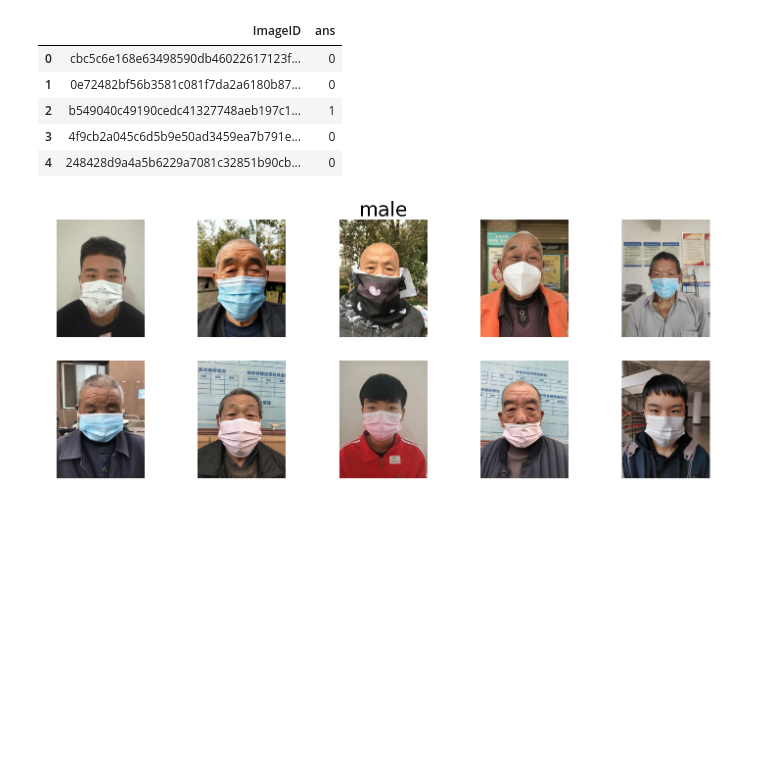
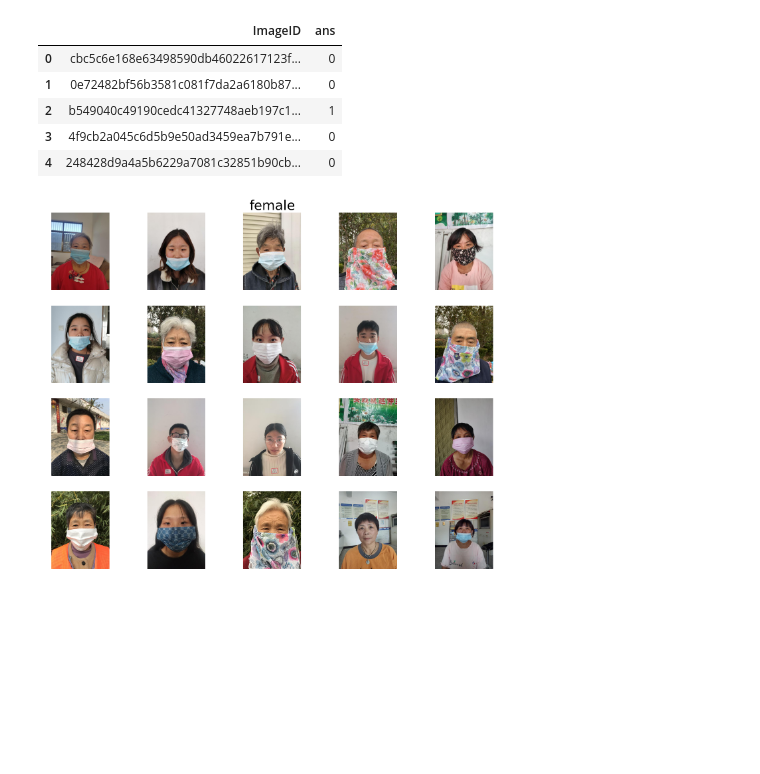
Before and after one commit to boostcampaitech4cv1/level1_imageclassification_cv-level1-cv-03, a Jupyter notebook: check_inference_gender.ipynb, the cells around one changed output. Drawn from its saved outputs; the diff is of its cells as text; code cells hidden in the pictures; blank space fills up the shorter version.

```diff
--- a/check_inference_gender.ipynb
+++ b/check_inference_gender.ipynb
@@ -16,24 +16,24 @@ df.head()
 | 3 | 4f9cb2a045c6d5b9e50ad3459ea7b791e... | 0 |
 | 4 | 248428d9a4a5b6229a7081c32851b90cb... | 0 |
 # %%
-gender = 0    # male : 0  //  female : 1
+gender = 1   # male : 0  //  female : 1
 check_stat = ['male', 'female']
-num_imgs=10
+num_imgs= 20
 img_info = df[df['ans']==gender].sample(num_imgs)
 file_names = img_info['ImageID'].tolist()
 imgs=[]
 for file_name in file_names:
     imgs.append(plt.imread(img_dir_path + file_name))
 col = 4
 row = num_imgs // (col-1)
 
 fig = plt.figure(figsize=(25, row*5))
 plt.title(check_stat[gender], fontsize=40)
 plt.axis('off')
 for i in range(num_imgs):
     ax = fig.add_subplot(row, col+1, i+1)
     plt.axis('off')
     ax.imshow(imgs[i])
 plt.show()
 # %% [output]
-[figure, old version]
+[figure, new version]
```
Also changed, not shown: 3 other files.
